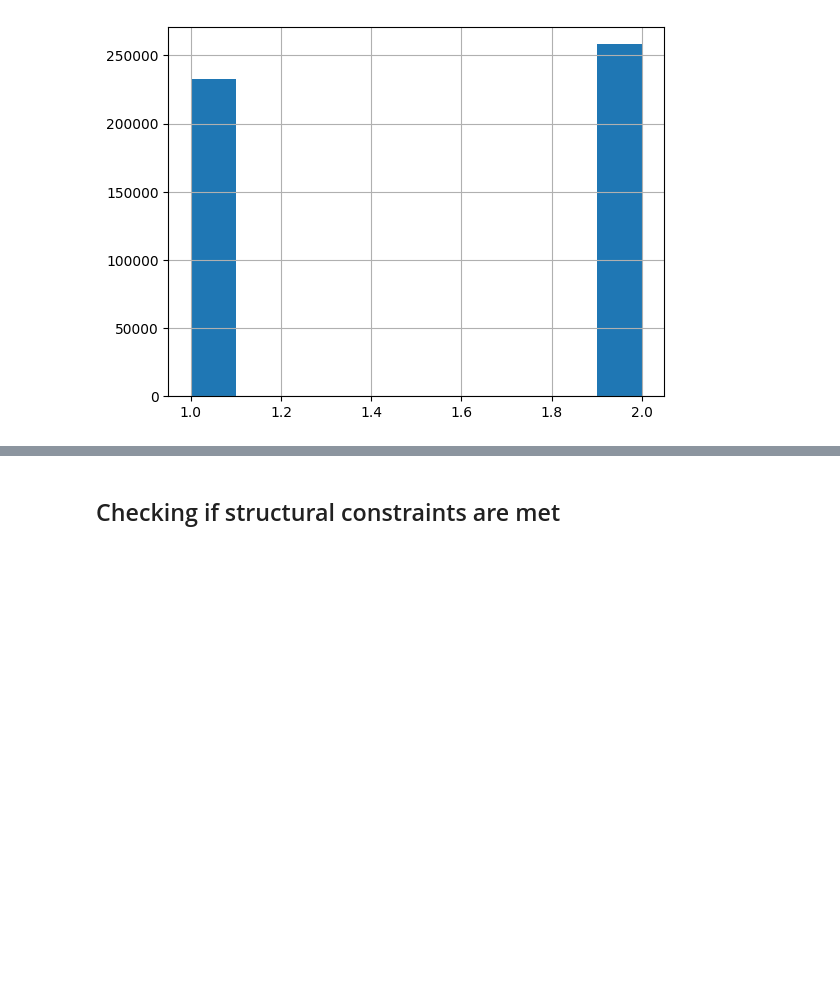
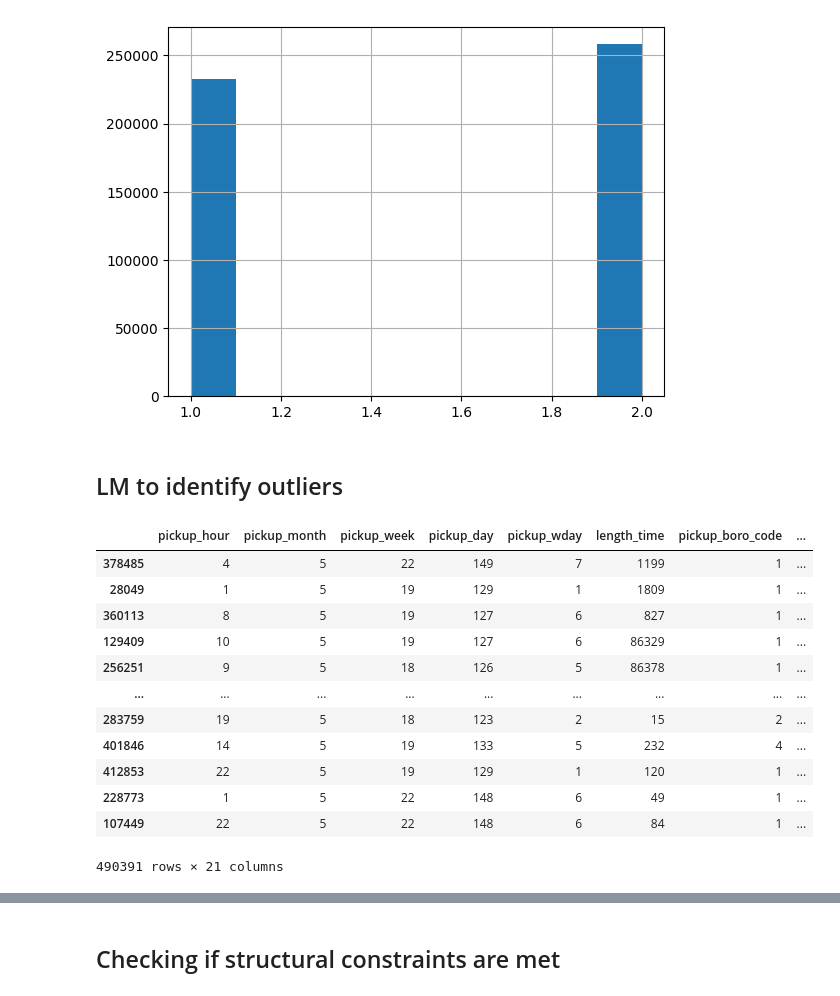
Before and after one commit to MichalKrzyzanski2002/Foundations-Data-Science-Project, a Jupyter notebook: Cleaning.ipynb, the cells around one changed output, grey strips where cells are left out. Saved outputs shown, nothing was run; the diff lists cells and outputs as text; code cells hidden in the pictures; blank space fills up the shorter version.

```diff
--- a/Cleaning.ipynb
+++ b/Cleaning.ipynb
@@ -1,6 +1,7 @@
 # %%
 import pandas as pd
 import numpy as np
+pd.set_option('display.max_columns', 500)
 # %% [markdown]
 # Loading the data and a first look
 # %%
@@ -338,3 +339,5 @@ max           2.000000
 Name: vendor_id, dtype: float64
 {1, 2}
 [figure]
+# %% [markdown]
+## LM to identify outliers
@@ -340,0 +369,16 @@ Name: vendor_id, dtype: float64
+# %%
+data.sort_values(by='pred_diff', ascending=False)
+# %% [output]
+|  | pickup_hour | pickup_month | pickup_week | pickup_day | pickup_wday | length_time | pickup_boro_code | ... |
+| 378485 | 4 | 5 | 22 | 149 | 7 | 1199 | 1 | ... |
+| 28049 | 1 | 5 | 19 | 129 | 1 | 1809 | 1 | ... |
+| 360113 | 8 | 5 | 19 | 127 | 6 | 827 | 1 | ... |
+| 129409 | 10 | 5 | 19 | 127 | 6 | 86329 | 1 | ... |
+| 256251 | 9 | 5 | 18 | 126 | 5 | 86378 | 1 | ... |
+| ... | ... | ... | ... | ... | ... | ... | ... | ... |
+| 283759 | 19 | 5 | 18 | 123 | 2 | 15 | 2 | ... |
+| 401846 | 14 | 5 | 19 | 133 | 5 | 232 | 4 | ... |
+| 412853 | 22 | 5 | 19 | 129 | 1 | 120 | 1 | ... |
+| 228773 | 1 | 5 | 22 | 148 | 6 | 49 | 1 | ... |
+| 107449 | 22 | 5 | 22 | 148 | 6 | 84 | 1 | ... |
+490391 rows × 21 columns
```
Also changed, not shown: parts of 27 cells of this notebook.
